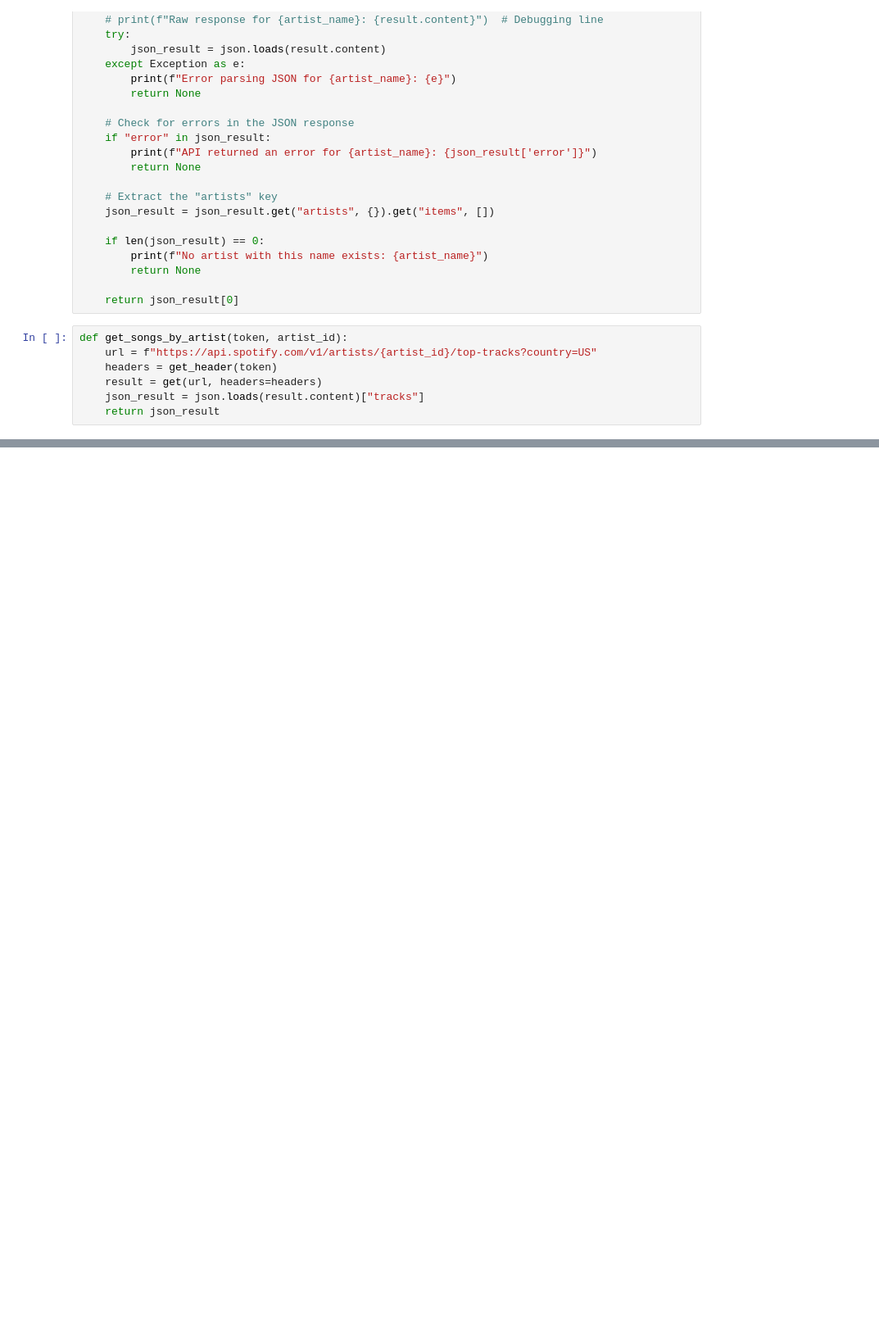
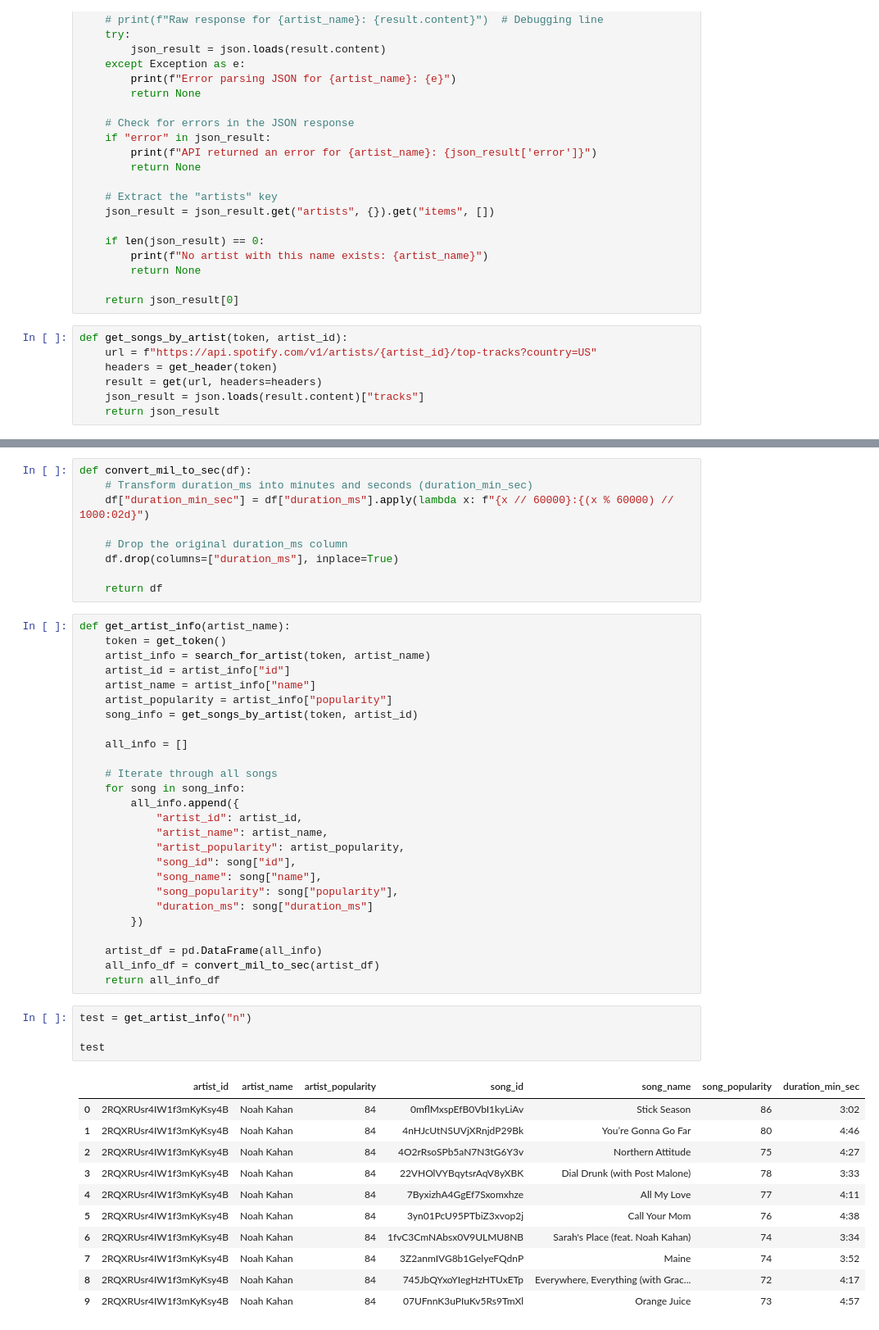
Before and after one commit to A-Knight/DF_Capstone, a Jupyter notebook: data_extraction_tests.ipynb, the cells around one changed output, grey strips where cells are left out. Shown at 82% size. Saved outputs shown, nothing was run; the diff lists cells and outputs as text; blank space fills up the shorter version.

```diff
--- a/data_extraction_tests.ipynb
+++ b/data_extraction_tests.ipynb
@@ -206,0 +248,51 @@ final_df.to_sql(
+# %%
+def convert_mil_to_sec(df):
+    # Transform duration_ms into minutes and seconds (duration_min_sec)
+    df["duration_min_sec"] = df["duration_ms"].apply(lambda x: f"{x // 60000}:{(x % 60000) // 1000:02d}")
+
+    # Drop the original duration_ms column
+    df.drop(columns=["duration_ms"], inplace=True)
+
+    return df
+# %%
+def get_artist_info(artist_name):
+    token = get_token()
+    artist_info = search_for_artist(token, artist_name)
+    artist_id = artist_info["id"]
+    artist_name = artist_info["name"]
+    artist_popularity = artist_info["popularity"]
+    song_info = get_songs_by_artist(token, artist_id)
+
+    all_info = []
+
+    # Iterate through all songs
+    for song in song_info:
+        all_info.append({
+            "artist_id": artist_id,
+            "artist_name": artist_name,
+            "artist_popularity": artist_popularity,
+            "song_id": song["id"],
+            "song_name": song["name"],
+            "song_popularity": song["popularity"],
+            "duration_ms": song["duration_ms"]
+        })
+
+    artist_df = pd.DataFrame(all_info)
+    all_info_df = convert_mil_to_sec(artist_df)
+    return all_info_df
+# %%
+test = get_artist_info("n")
+
+test
+# %% [output]
+|  | artist_id | artist_name | artist_popularity | song_id | song_name | song_popularity | duration_min_sec |
+| 0 | 2RQXRUsr4IW1f3mKyKsy4B | Noah Kahan | 84 | 0mflMxspEfB0VbI1kyLiAv | Stick Season | 86 | 3:02 |
+| 1 | 2RQXRUsr4IW1f3mKyKsy4B | Noah Kahan | 84 | 4nHJcUtNSUVjXRnjdP29Bk | You’re Gonna Go Far | 80 | 4:46 |
+| 2 | 2RQXRUsr4IW1f3mKyKsy4B | Noah Kahan | 84 | 4O2rRsoSPb5aN7N3tG6Y3v | Northern Attitude | 75 | 4:27 |
+| 3 | 2RQXRUsr4IW1f3mKyKsy4B | Noah Kahan | 84 | 22VHOlVYBqytsrAqV8yXBK | Dial Drunk (with Post Malone) | 78 | 3:33 |
+| 4 | 2RQXRUsr4IW1f3mKyKsy4B | Noah Kahan | 84 | 7ByxizhA4GgEf7Sxomxhze | All My Love | 77 | 4:11 |
+| 5 | 2RQXRUsr4IW1f3mKyKsy4B | Noah Kahan | 84 | 3yn01PcU95PTbiZ3xvop2j | Call Your Mom | 76 | 4:38 |
+| 6 | 2RQXRUsr4IW1f3mKyKsy4B | Noah Kahan | 84 | 1fvC3CmNAbsx0V9ULMU8NB | Sarah's Place (feat. Noah Kahan) | 74 | 3:34 |
+| 7 | 2RQXRUsr4IW1f3mKyKsy4B | Noah Kahan | 84 | 3Z2anmIVG8b1GelyeFQdnP | Maine | 74 | 3:52 |
+| 8 | 2RQXRUsr4IW1f3mKyKsy4B | Noah Kahan | 84 | 745JbQYxoYIegHzHTUxETp | Everywhere, Everything (with Grac... | 72 | 4:17 |
+| 9 | 2RQXRUsr4IW1f3mKyKsy4B | Noah Kahan | 84 | 07UFnnK3uPIuKv5Rs9TmXl | Orange Juice | 73 | 4:57 |
```
Also changed, not shown: parts of 6 cells of this notebook, 1 other file.
